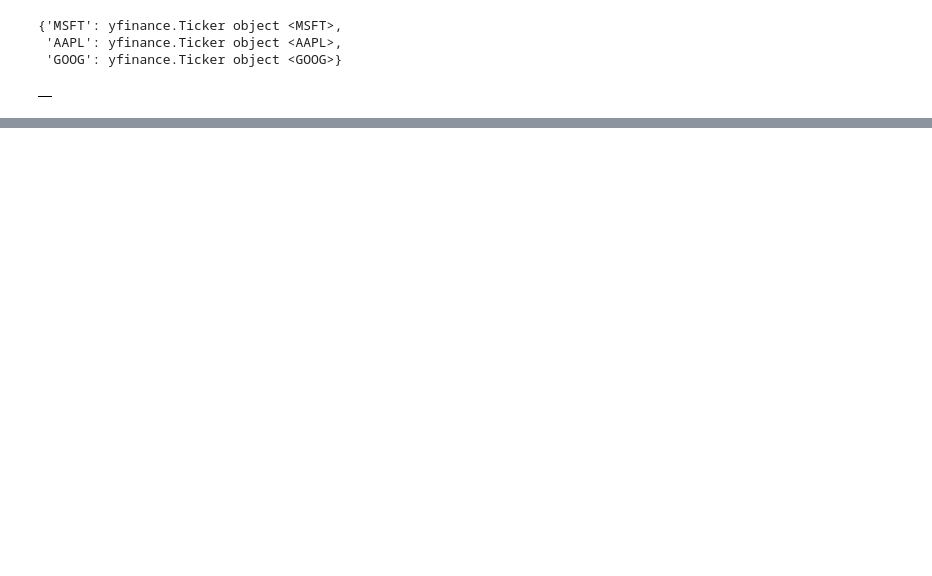
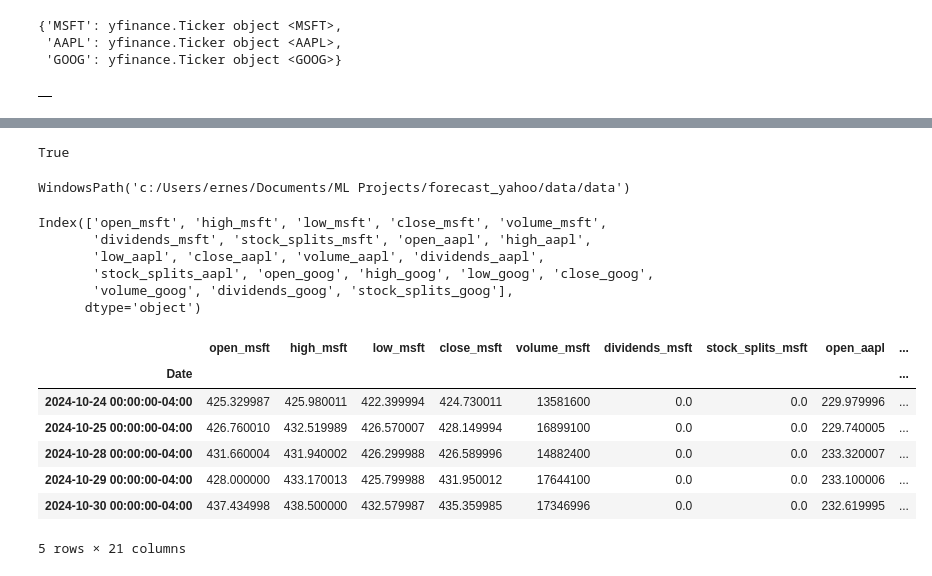
Before and after one commit to ernstBc/yahoo_finance_forecast, a Jupyter notebook: test.ipynb, the cells around one changed output, grey strips where cells are left out. Cells and saved outputs as stored; diff of their text form; code cells hidden in the pictures; blank space fills up the shorter version.

```diff
--- a/test.ipynb
+++ b/test.ipynb
@@ -122,0 +147,11 @@ pd.DataFrame({})
+# %%
+from src.utils import check_database_day
+
+check_database_day()
+# %% [output]
+True
+# %%
+from src.config import RAW_DATA_DIR
+RAW_DATA_DIR
+# %% [output]
+WindowsPath('c:/Users/ernes/Documents/ML Projects/forecast_yahoo/data/data')
@@ -122,0 +160,9 @@ pd.DataFrame({})
+# %%
+joinend_data.columns
+# %% [output]
+Index(['open_msft', 'high_msft', 'low_msft', 'close_msft', 'volume_msft',
+       'dividends_msft', 'stock_splits_msft', 'open_aapl', 'high_aapl',
+       'low_aapl', 'close_aapl', 'volume_aapl', 'dividends_aapl',
+       'stock_splits_aapl', 'open_goog', 'high_goog', 'low_goog', 'close_goog',
+       'volume_goog', 'dividends_goog', 'stock_splits_goog'],
+      dtype='object')
@@ -122,0 +171,11 @@ pd.DataFrame({})
+# %%
+joinend_data.tail()
+# %% [output]
+|  | open_msft | high_msft | low_msft | close_msft | volume_msft | dividends_msft | stock_splits_msft | open_aapl | ... |
+| Date |  |  |  |  |  |  |  |  | ... |
+| 2024-10-24 00:00:00-04:00 | 425.329987 | 425.980011 | 422.399994 | 424.730011 | 13581600 | 0.0 | 0.0 | 229.979996 | ... |
+| 2024-10-25 00:00:00-04:00 | 426.760010 | 432.519989 | 426.570007 | 428.149994 | 16899100 | 0.0 | 0.0 | 229.740005 | ... |
+| 2024-10-28 00:00:00-04:00 | 431.660004 | 431.940002 | 426.299988 | 426.589996 | 14882400 | 0.0 | 0.0 | 233.320007 | ... |
+| 2024-10-29 00:00:00-04:00 | 428.000000 | 433.170013 | 425.799988 | 431.950012 | 17644100 | 0.0 | 0.0 | 233.100006 | ... |
+| 2024-10-30 00:00:00-04:00 | 437.434998 | 438.500000 | 432.579987 | 435.359985 | 17346996 | 0.0 | 0.0 | 232.619995 | ... |
+5 rows × 21 columns
```
Also changed, not shown: parts of 26 cells of this notebook, 10 other files.
